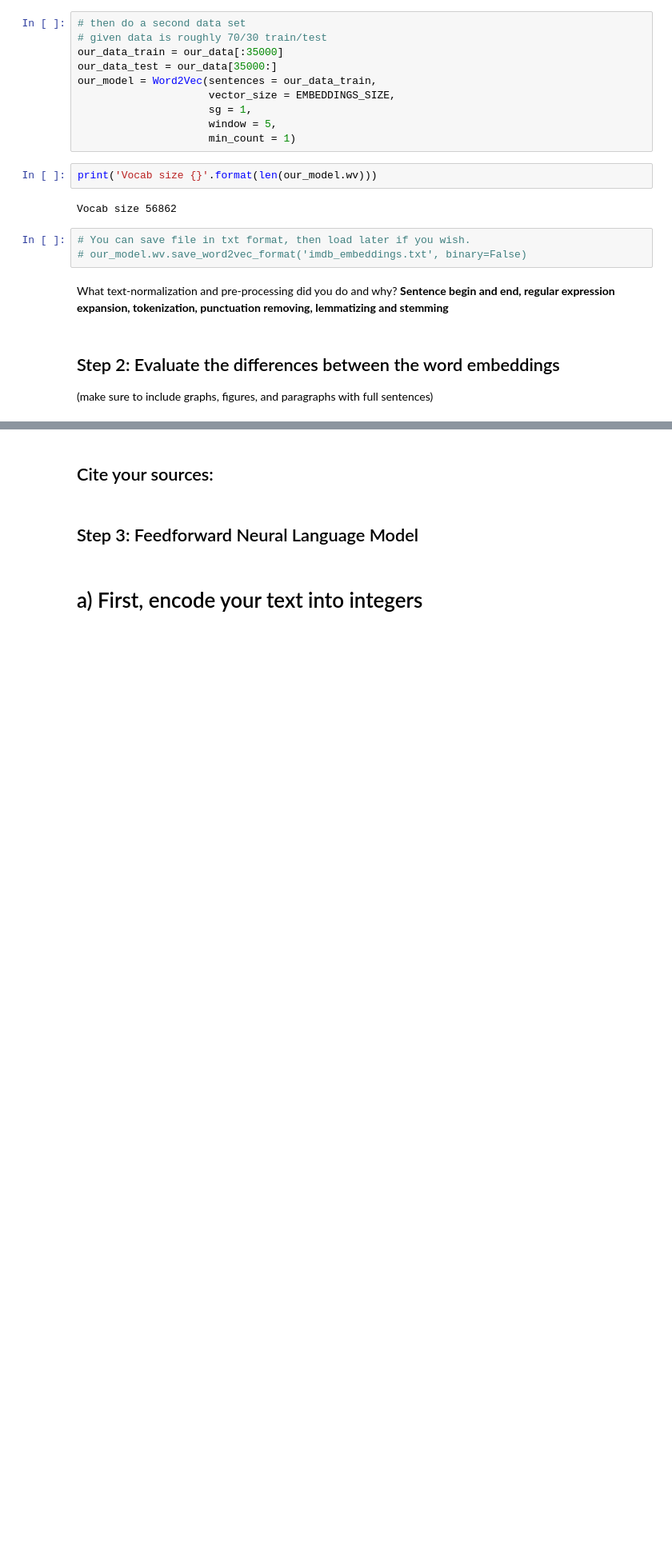
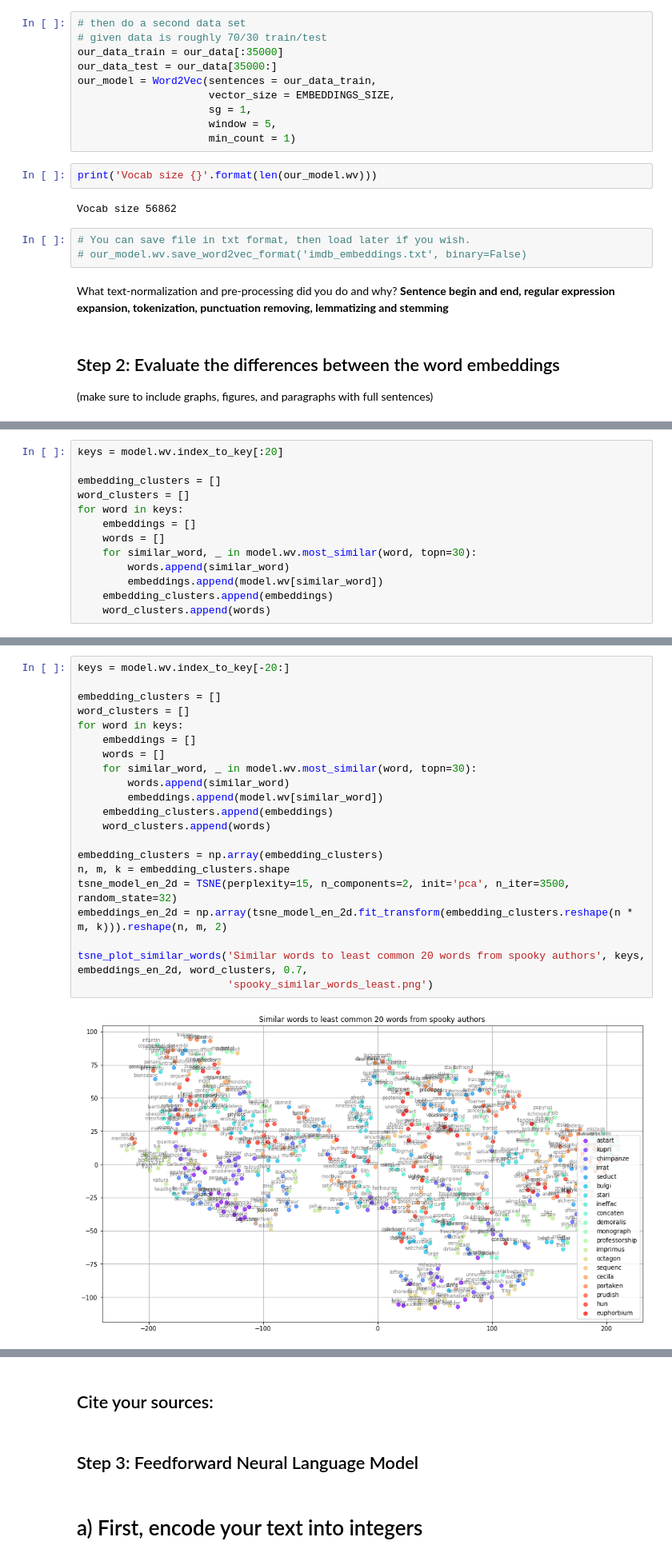
Before and after one commit to zgvera/word_embeddings_nlp_classproject, a Jupyter notebook: wordembeddings.ipynb, the cells around one changed output, grey strips where cells are left out. Shown at 80% size. Cells and saved outputs as stored; diff of their text form; blank space fills up the shorter version.

```diff
--- a/wordembeddings.ipynb
+++ b/wordembeddings.ipynb
@@ -190,0 +217,13 @@ model.wv.word_index
+# %%
+keys = model.wv.index_to_key[:20]
+
+embedding_clusters = []
+word_clusters = []
+for word in keys:
+    embeddings = []
+    words = []
+    for similar_word, _ in model.wv.most_similar(word, topn=30):
+        words.append(similar_word)
+        embeddings.append(model.wv[similar_word])
+    embedding_clusters.append(embeddings)
+    word_clusters.append(words)
@@ -190,0 +266,23 @@ model.wv.word_index
+# %%
+keys = model.wv.index_to_key[-20:]
+
+embedding_clusters = []
+word_clusters = []
+for word in keys:
+    embeddings = []
+    words = []
+    for similar_word, _ in model.wv.most_similar(word, topn=30):
+        words.append(similar_word)
+        embeddings.append(model.wv[similar_word])
+    embedding_clusters.append(embeddings)
+    word_clusters.append(words)
+
+embedding_clusters = np.array(embedding_clusters)
+n, m, k = embedding_clusters.shape
+tsne_model_en_2d = TSNE(perplexity=15, n_components=2, init='pca', n_iter=3500, random_state=32)
+embeddings_en_2d = np.array(tsne_model_en_2d.fit_transform(embedding_clusters.reshape(n * m, k))).reshape(n, m, 2)
+
+tsne_plot_similar_words('Similar words to least common 20 words from spooky authors', keys, embeddings_en_2d, word_clusters, 0.7,
+                        'spooky_similar_words_least.png')
+# %% [output]
+[figure, added]
```
Also changed, not shown: parts of 17 cells of this notebook.
